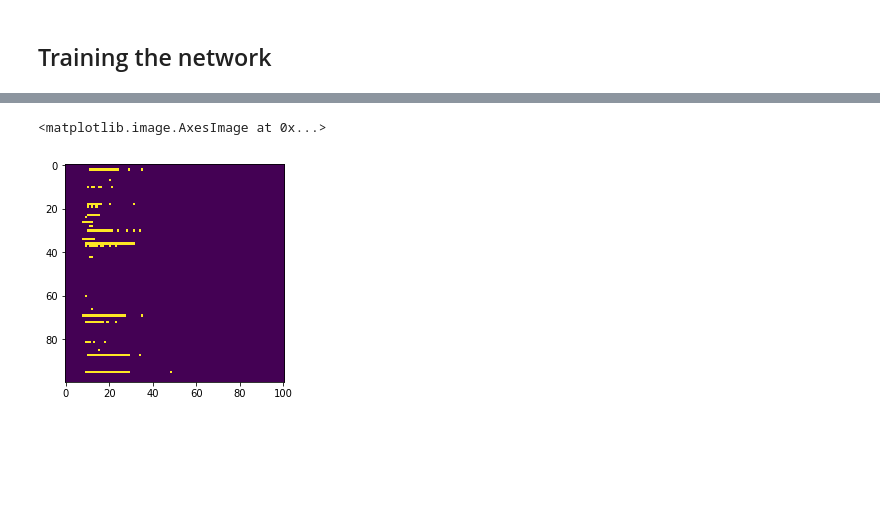
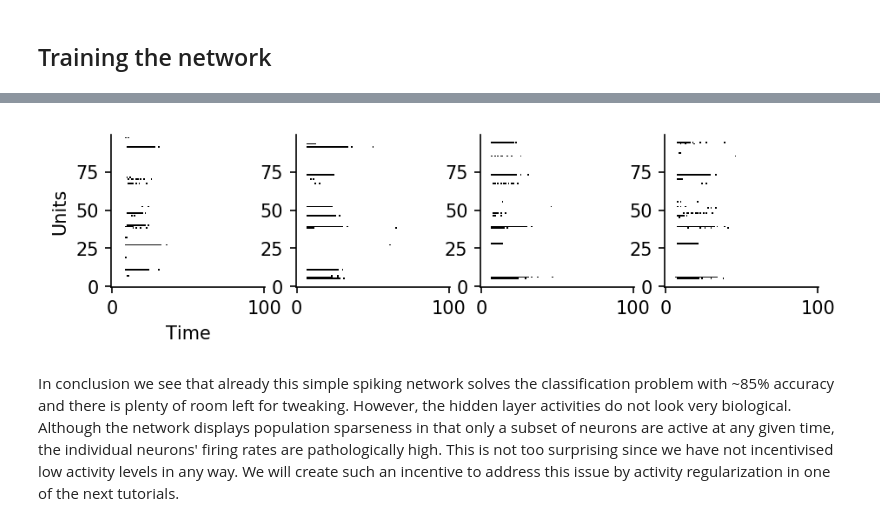
Before and after one commit to fzenke/spytorch, a Jupyter notebook: notebooks/SpyTorchTutorial2.ipynb, the cells around one changed output, grey strips where cells are left out. Cells and saved outputs as stored; diff of their text form; code cells hidden in the pictures; blank space fills up the shorter version.

```diff
--- a/notebooks/SpyTorchTutorial2.ipynb
+++ b/notebooks/SpyTorchTutorial2.ipynb
@@ -330,7 +335,20 @@ plot_voltage_traces(output)
-# %%
-plt.imshow(spk_rec[0].detach().cpu().numpy().T)
-# %% [output]
-<matplotlib.image.AxesImage at 0x...>
-[figure, removed]
+# %%
+# Let's plot the hiddden layer spiking activity for some input stimuli
+
+np = 4
+gs = GridSpec(1,np)
+fig= plt.figure(figsize=(7,3),dpi=150)
+for i in range(np):
+    plt.subplot(gs[i])
+    plt.imshow(spk_rec[i].detach().cpu().numpy().T,cmap=plt.cm.gray_r, origin="lower" )
+    if i==0:
+        plt.xlabel("Time")
+        plt.ylabel("Units")
+
+    sns.despine()
+# %% [output]
+[figure, added]
+# %% [markdown]
+In conclusion we see that already this simple spiking network solves the classification problem with ~85% accuracy and there is plenty of room left for tweaking. However, the hidden layer activities do not look very biological. Although the network displays population sparseness in that only a subset of neurons are active at any given time, the individual neurons' firing rates are pathologically high. This is not too surprising since we have not incentivised low activity levels in any way. We will create such an incentive to address this issue by activity regularization in one of the next tutorials.
 # %% [markdown]
 <a rel="license" href="http://creativecommons.org/licenses/by/4.0/"><img alt="Creative Commons License" style="border-width:0" src="https://i.creativecommons.org/l/by/4.0/88x31.png" /></a><br />This work is licensed under a <a rel="license" href="http://creativecommons.org/licenses/by/4.0/">Creative Commons Attribution 4.0 International License</a>.
```
Also changed, not shown: parts of 6 cells of this notebook.
